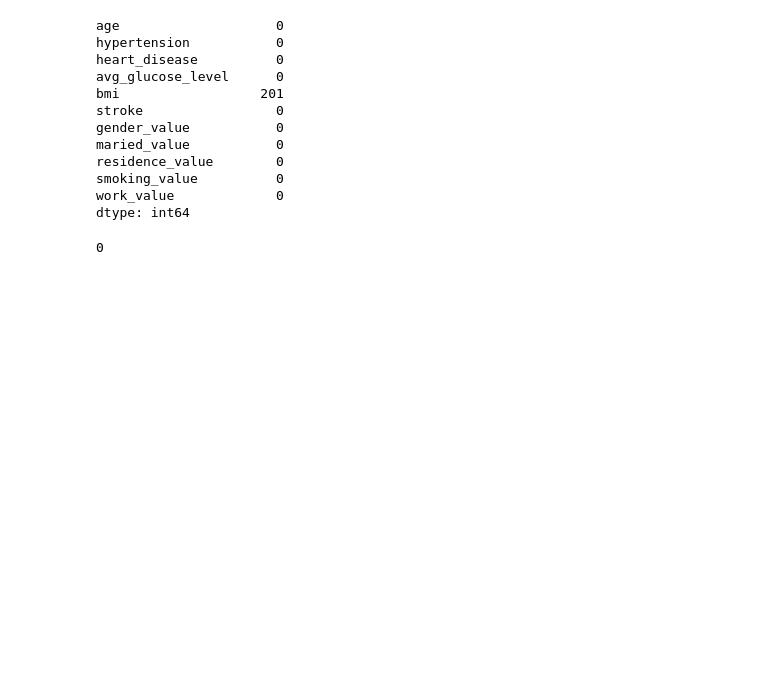
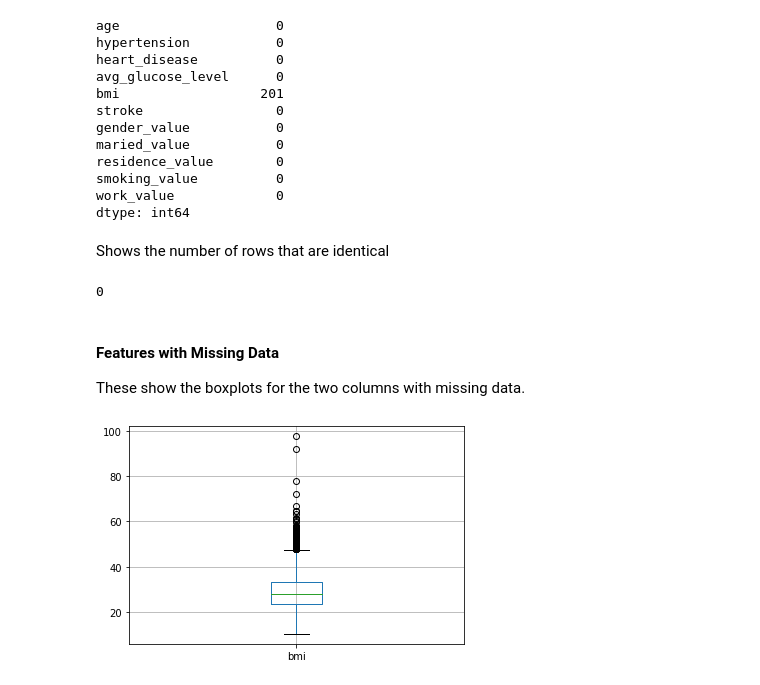
Before and after one commit to jackrenner1/Stroke-Predictor, a Jupyter notebook: AI_club.ipynb, the cells around one changed output. Cells and saved outputs as stored; diff of their text form; code cells hidden in the pictures; blank space fills up the shorter version.

```diff
--- a/AI_club.ipynb
+++ b/AI_club.ipynb
@@ -133,8 +143,17 @@ residence_value        0
 smoking_value          0
 work_value             0
 dtype: int64
-# %%
-#number of rows with the exact same information
-print(df.duplicated().sum())
-# %% [output]
-0
+# %% [markdown]
+Shows the number of rows that are identical
+# %%
+print(df.duplicated().sum())
+# %% [output]
+0
+# %% [markdown]
+#### **Features with Missing Data**
+
+These show the boxplots for the two columns with missing data.
+# %%
+plot = df.boxplot(column=['bmi'])
+# %% [output]
+[figure, added]
```
Also changed, not shown: parts of 24 cells of this notebook.
